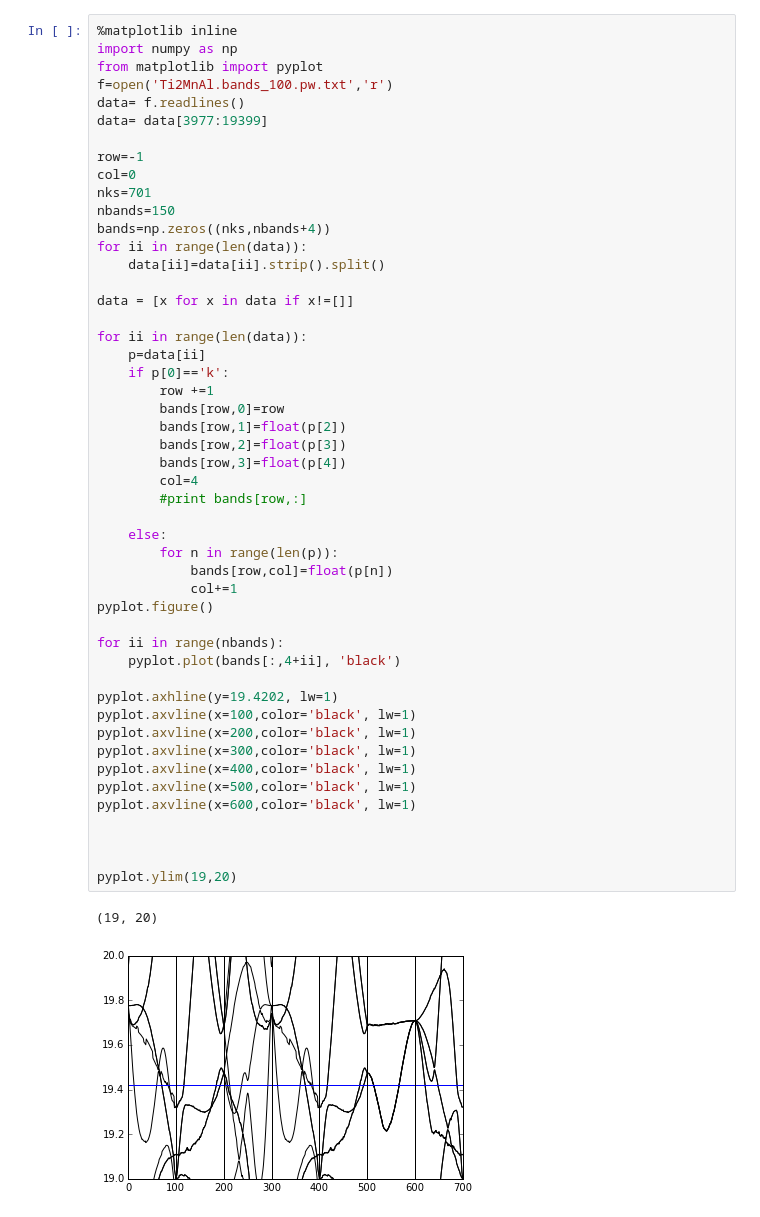
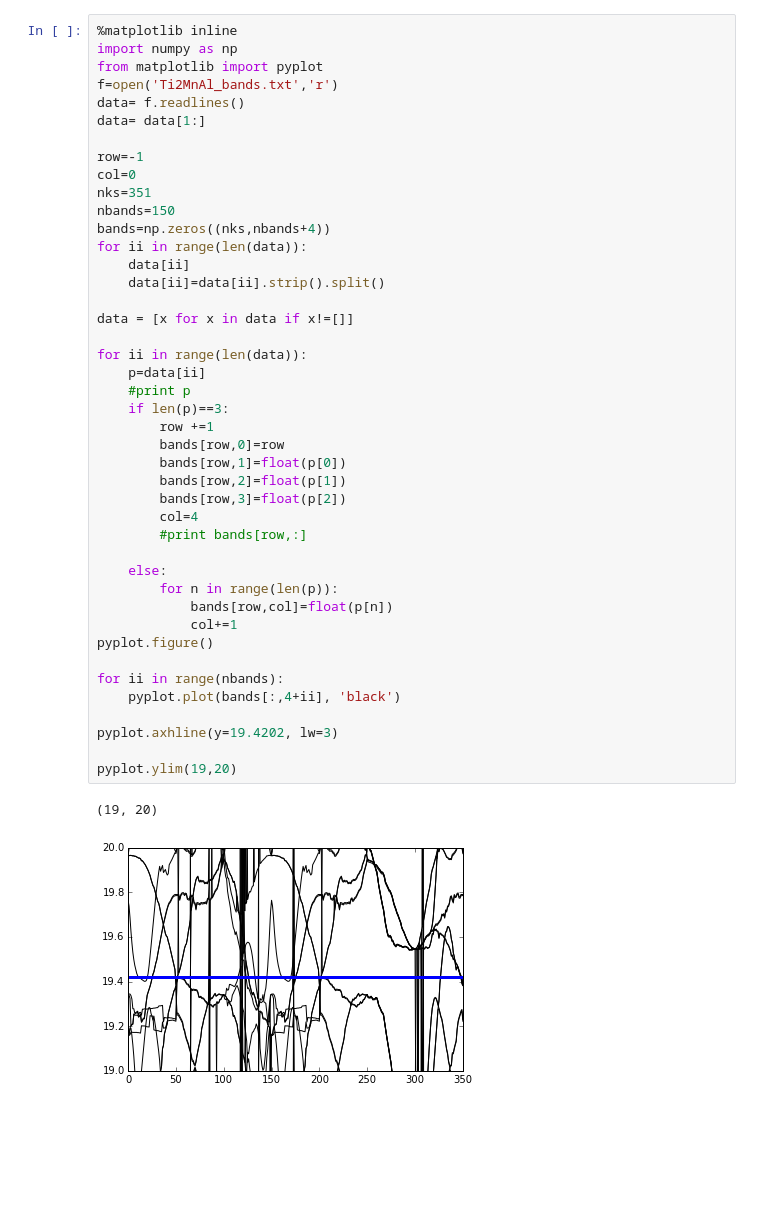
Before and after one commit to gstephen32/Ti2MnAl, a Jupyter notebook: parse_bands.ipynb, the cells around one changed output. Drawn from its saved outputs; the diff is of its cells as text; blank space fills up the shorter version.

```diff
--- a/parse_bands.ipynb
+++ b/parse_bands.ipynb
@@ -53,51 +160,45 @@ pyplot.ylim(19,20)
 %matplotlib inline
 import numpy as np
 from matplotlib import pyplot
-f=open('Ti2MnAl.bands_100.pw.txt','r')
+f=open('Ti2MnAl_bands.txt','r')
 data= f.readlines()
-data= data[3977:19399]
+data= data[1:]
 
 row=-1
 col=0
-nks=701
+nks=351
 nbands=150
 bands=np.zeros((nks,nbands+4))
 for ii in range(len(data)):
+    data[ii]
     data[ii]=data[ii].strip().split()
 
 data = [x for x in data if x!=[]]
 
 for ii in range(len(data)):
     p=data[ii]
-    if p[0]=='k':
+    #print p
+    if len(p)==3:
         row +=1
         bands[row,0]=row
-        bands[row,1]=float(p[2])
-        bands[row,2]=float(p[3])
-        bands[row,3]=float(p[4])
+        bands[row,1]=float(p[0])
+        bands[row,2]=float(p[1])
+        bands[row,3]=float(p[2])
         col=4
         #print bands[row,:]
 
     else:
         for n in range(len(p)):
             bands[row,col]=float(p[n])
             col+=1
 pyplot.figure()
 
 for ii in range(nbands):
     pyplot.plot(bands[:,4+ii], 'black')
 
-pyplot.axhline(y=19.4202, lw=1)
-pyplot.axvline(x=100,color='black', lw=1)
-pyplot.axvline(x=200,color='black', lw=1)
-pyplot.axvline(x=300,color='black', lw=1)
-pyplot.axvline(x=400,color='black', lw=1)
-pyplot.axvline(x=500,color='black', lw=1)
-pyplot.axvline(x=600,color='black', lw=1)
-
-
+pyplot.axhline(y=19.4202, lw=3)
 
 pyplot.ylim(19,20)
 # %% [output]
 (19, 20)
-[figure, old version]
+[figure, new version]
```
Also changed, not shown: parts of 3 cells of this notebook, 1 other file.
